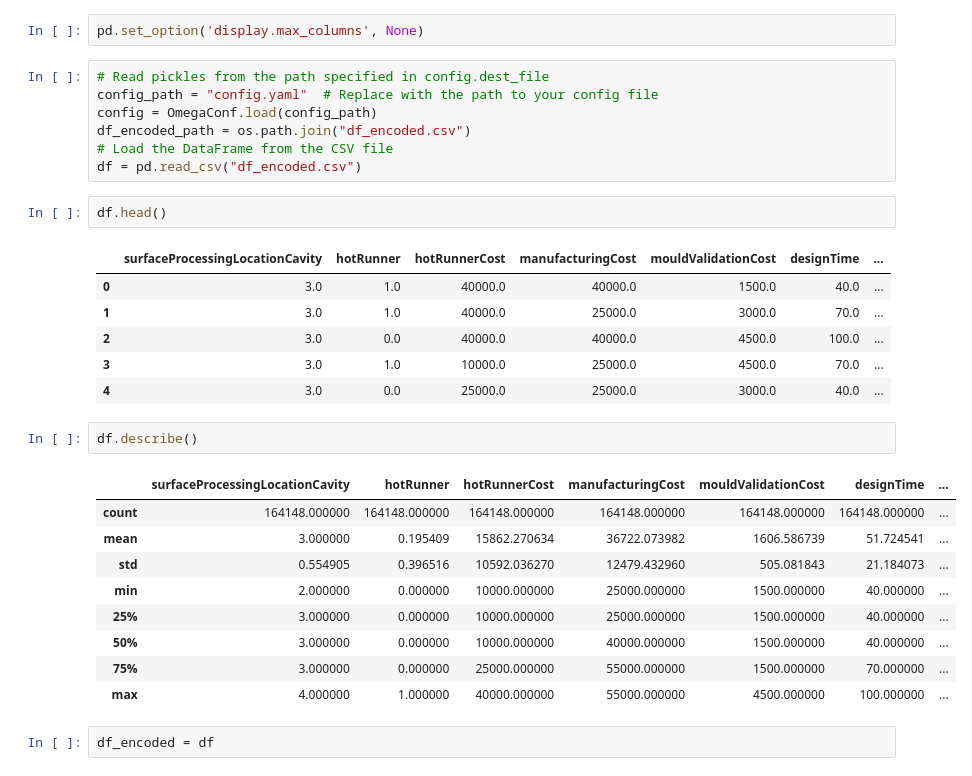
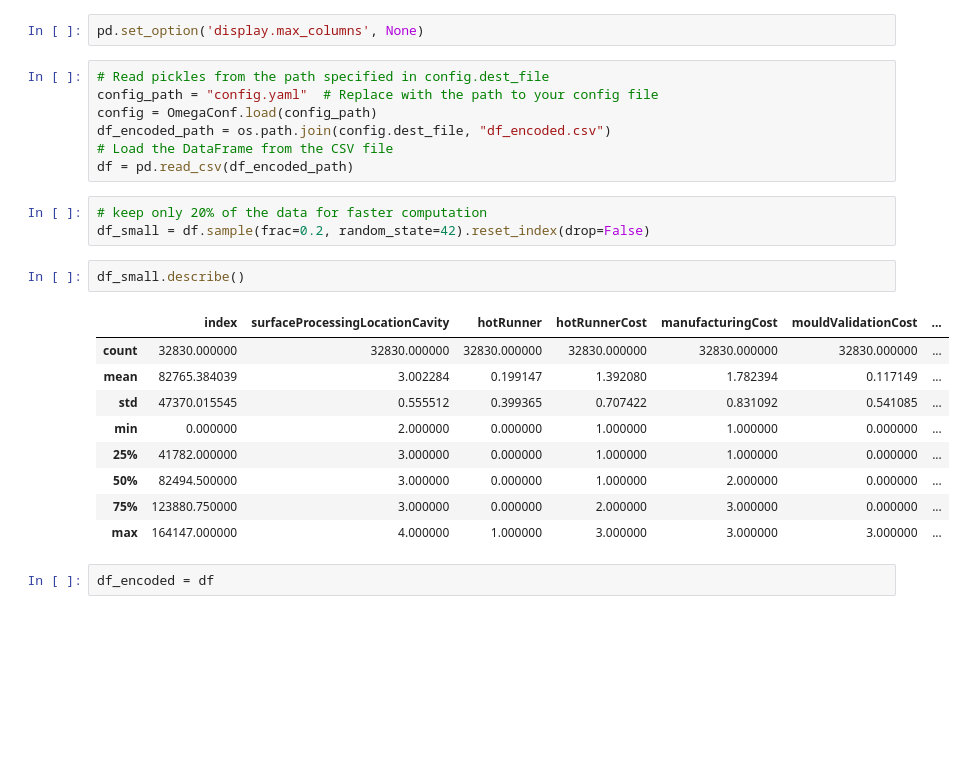
Before and after one commit to saadrza/Parallel_BO_Project, a Jupyter notebook: Dataset for AI/Main_final_serve.ipynb, the cells around one changed output. Saved outputs shown, nothing was run; the diff lists cells and outputs as text; blank space fills up the shorter version.

```diff
--- a/Dataset for AI/Main_final_serve.ipynb
+++ b/Dataset for AI/Main_final_serve.ipynb
@@ -27,30 +27,24 @@ pd.set_option('display.max_columns', None)
 # Read pickles from the path specified in config.dest_file
 config_path = "config.yaml"  # Replace with the path to your config file
 config = OmegaConf.load(config_path)
-df_encoded_path = os.path.join("df_encoded.csv")
+df_encoded_path = os.path.join(config.dest_file, "df_encoded.csv")
 # Load the DataFrame from the CSV file
-df = pd.read_csv("df_encoded.csv")
+df = pd.read_csv(df_encoded_path)
-# %%
-df.head()
-# %% [output]
-|  | surfaceProcessingLocationCavity | hotRunner | hotRunnerCost | manufacturingCost | mouldValidationCost | designTime | ... |
-| 0 | 3.0 | 1.0 | 40000.0 | 40000.0 | 1500.0 | 40.0 | ... |
-| 1 | 3.0 | 1.0 | 40000.0 | 25000.0 | 3000.0 | 70.0 | ... |
-| 2 | 3.0 | 0.0 | 40000.0 | 40000.0 | 4500.0 | 100.0 | ... |
-| 3 | 3.0 | 1.0 | 10000.0 | 25000.0 | 4500.0 | 70.0 | ... |
-| 4 | 3.0 | 0.0 | 25000.0 | 25000.0 | 3000.0 | 40.0 | ... |
+# %%
+# keep only 20% of the data for faster computation
+df_small = df.sample(frac=0.2, random_state=42).reset_index(drop=False)
 # %%
-df.describe()
+df_small.describe()
 # %% [output]
-|  | surfaceProcessingLocationCavity | hotRunner | hotRunnerCost | manufacturingCost | mouldValidationCost | designTime | ... |
-| count | 164148.000000 | 164148.000000 | 164148.000000 | 164148.000000 | 164148.000000 | 164148.000000 | ... |
-| mean | 3.000000 | 0.195409 | 15862.270634 | 36722.073982 | 1606.586739 | 51.724541 | ... |
-| std | 0.554905 | 0.396516 | 10592.036270 | 12479.432960 | 505.081843 | 21.184073 | ... |
-| min | 2.000000 | 0.000000 | 10000.000000 | 25000.000000 | 1500.000000 | 40.000000 | ... |
-| 25% | 3.000000 | 0.000000 | 10000.000000 | 25000.000000 | 1500.000000 | 40.000000 | ... |
-| 50% | 3.000000 | 0.000000 | 10000.000000 | 40000.000000 | 1500.000000 | 40.000000 | ... |
-| 75% | 3.000000 | 0.000000 | 25000.000000 | 55000.000000 | 1500.000000 | 70.000000 | ... |
-| max | 4.000000 | 1.000000 | 40000.000000 | 55000.000000 | 4500.000000 | 100.000000 | ... |
+|  | index | surfaceProcessingLocationCavity | hotRunner | hotRunnerCost | manufacturingCost | mouldValidationCost | ... |
+| count | 32830.000000 | 32830.000000 | 32830.000000 | 32830.000000 | 32830.000000 | 32830.000000 | ... |
+| mean | 82765.384039 | 3.002284 | 0.199147 | 1.392080 | 1.782394 | 0.117149 | ... |
+| std | 47370.015545 | 0.555512 | 0.399365 | 0.707422 | 0.831092 | 0.541085 | ... |
+| min | 0.000000 | 2.000000 | 0.000000 | 1.000000 | 1.000000 | 0.000000 | ... |
+| 25% | 41782.000000 | 3.000000 | 0.000000 | 1.000000 | 1.000000 | 0.000000 | ... |
+| 50% | 82494.500000 | 3.000000 | 0.000000 | 1.000000 | 2.000000 | 0.000000 | ... |
+| 75% | 123880.750000 | 3.000000 | 0.000000 | 2.000000 | 3.000000 | 0.000000 | ... |
+| max | 164147.000000 | 4.000000 | 1.000000 | 3.000000 | 3.000000 | 3.000000 | ... |
 # %%
 df_encoded = df
 # %%
```
Also changed, not shown: parts of 9 cells of this notebook.
